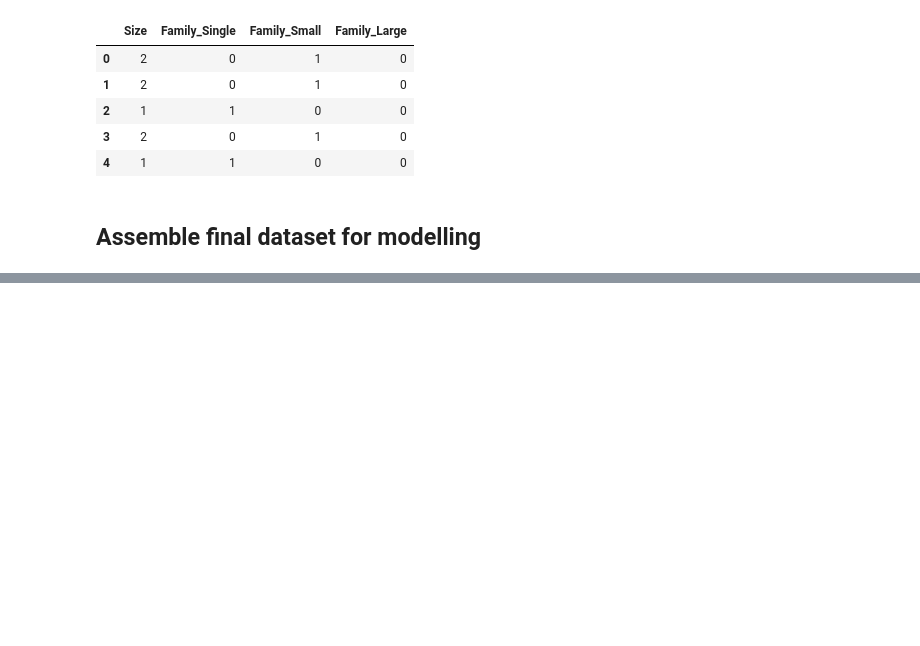
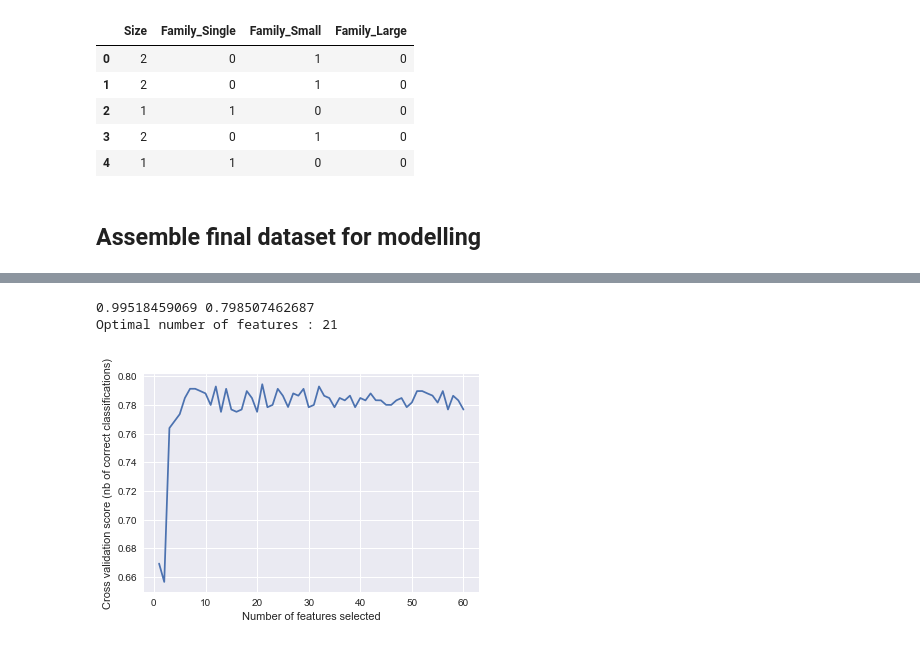
Before and after one commit to arvinwiyono/ml-101, a Jupyter notebook: kaggle/titanic-survival/titanic-survival.ipynb, the cells around one changed output, grey strips where cells are left out. Cells and saved outputs as stored; diff of their text form; code cells hidden in the pictures; blank space fills up the shorter version.

```diff
--- a/kaggle/titanic-survival/titanic-survival.ipynb
+++ b/kaggle/titanic-survival/titanic-survival.ipynb
@@ -320,0 +403,7 @@ print(train_x_full.shape, train_x.shape, train_y.shape, valid_x.shape, valid_y.s
+# %%
+for name, classifier in models.items():
+    print("***********", name,"***********")
+    classifier.fit(train_x, train_y)
+    print(classifier.score(train_x, train_y))
+    print(classifier.score(valid_x, valid_y))
+    print()
@@ -320,0 +513,4 @@ print(train_x_full.shape, train_x.shape, train_y.shape, valid_x.shape, valid_y.s
+# %%
+from sklearn.feature_selection import RFECV
+rfecv = RFECV( estimator = best_classifier , step = 1 , cv = 5 , scoring = 'accuracy' )
+rfecv.fit( train_x , train_y )
@@ -320,0 +526,14 @@ print(train_x_full.shape, train_x.shape, train_y.shape, valid_x.shape, valid_y.s
+# %%
+print (rfecv.score( train_x , train_y ) , rfecv.score( valid_x , valid_y ))
+print( "Optimal number of features : %d" % rfecv.n_features_ )
+
+# Plot number of features VS. cross-validation scores
+plt.figure()
+plt.xlabel( "Number of features selected" )
+plt.ylabel( "Cross validation score (nb of correct classifications)" )
+plt.plot( range( 1 , len( rfecv.grid_scores_ ) + 1 ) , rfecv.grid_scores_ )
+plt.show()
+# %% [output]
+0.99518459069 0.798507462687
+Optimal number of features : 21
+[figure, added]
```
Also changed, not shown: parts of 23 cells of this notebook.
